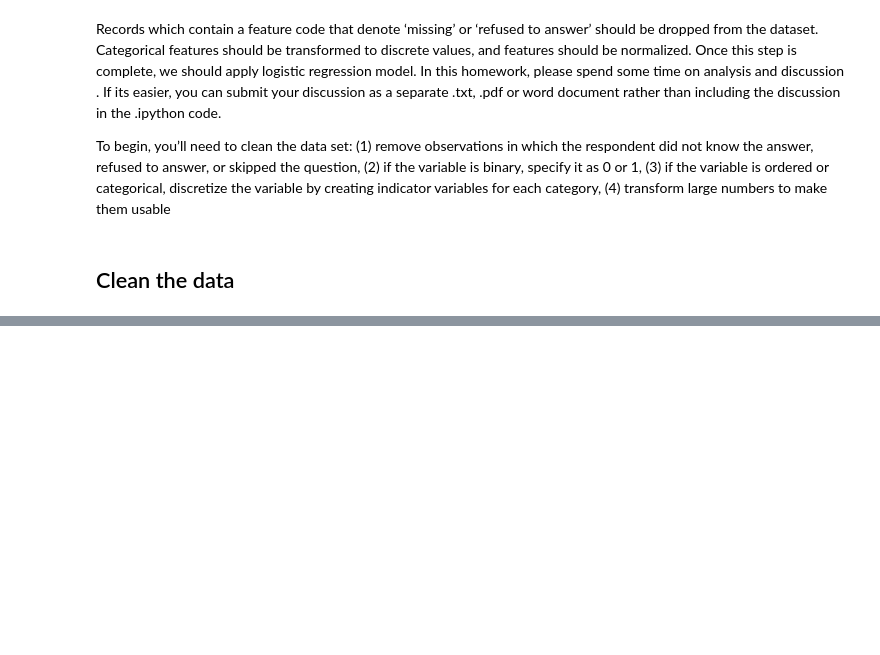
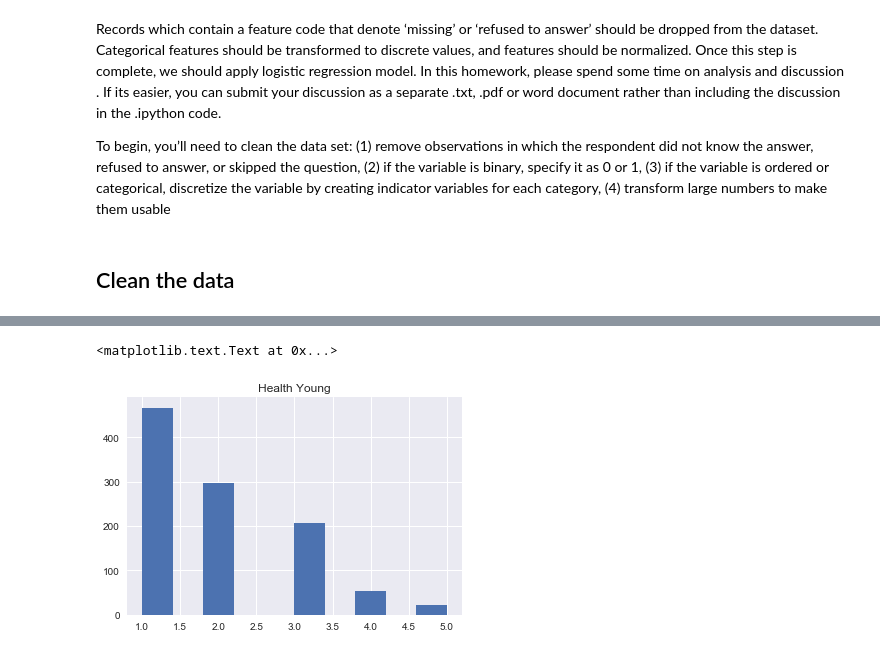
Before and after one commit to jasonnnnnb/Econ128, a Jupyter notebook: HW5/Homework 5.ipynb, the cells around one changed output, grey strips where cells are left out. Drawn from its saved outputs; the diff is of its cells as text; code cells hidden in the pictures; blank space fills up the shorter version.

```diff
--- a/HW5/Homework 5.ipynb
+++ b/HW5/Homework 5.ipynb
@@ -73,0 +142,6 @@ df.head()
+# %%
+plt.hist(df.Health_Young)
+plt.title("Health Young")
+# %% [output]
+<matplotlib.text.Text at 0x...>
+[figure, added]
```
Also changed, not shown: parts of 27 cells of this notebook, 6 other files.
